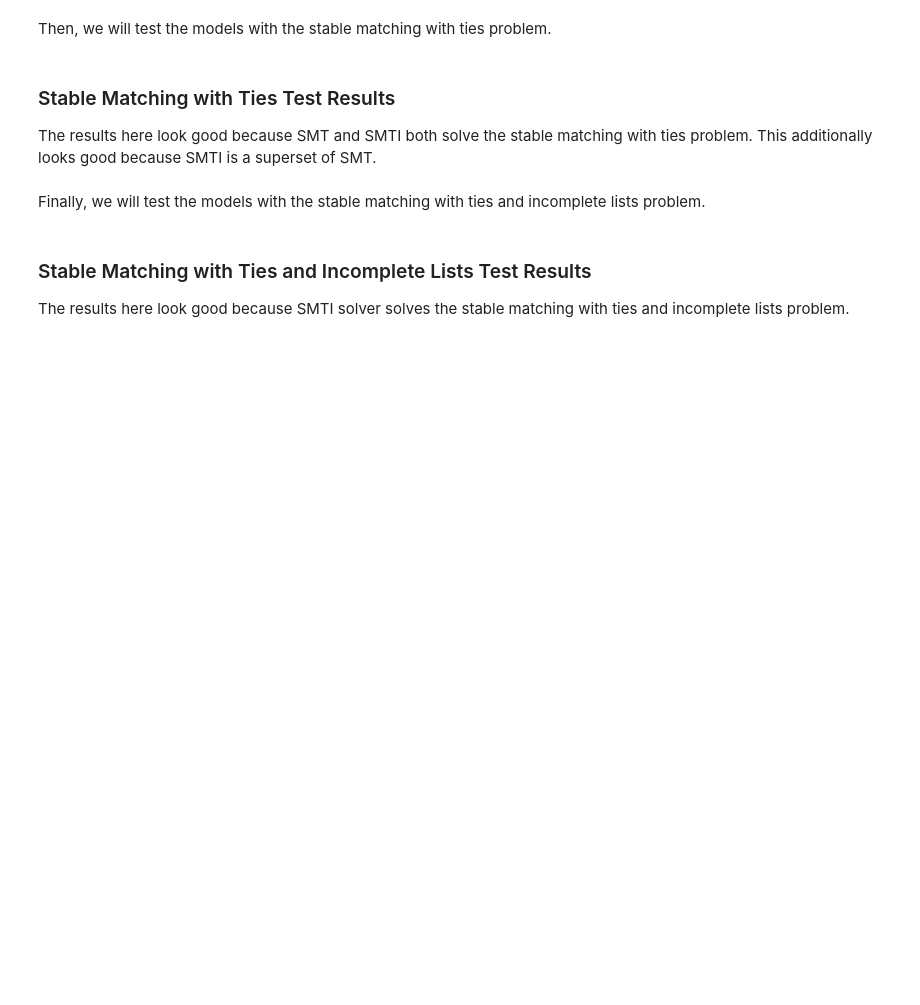
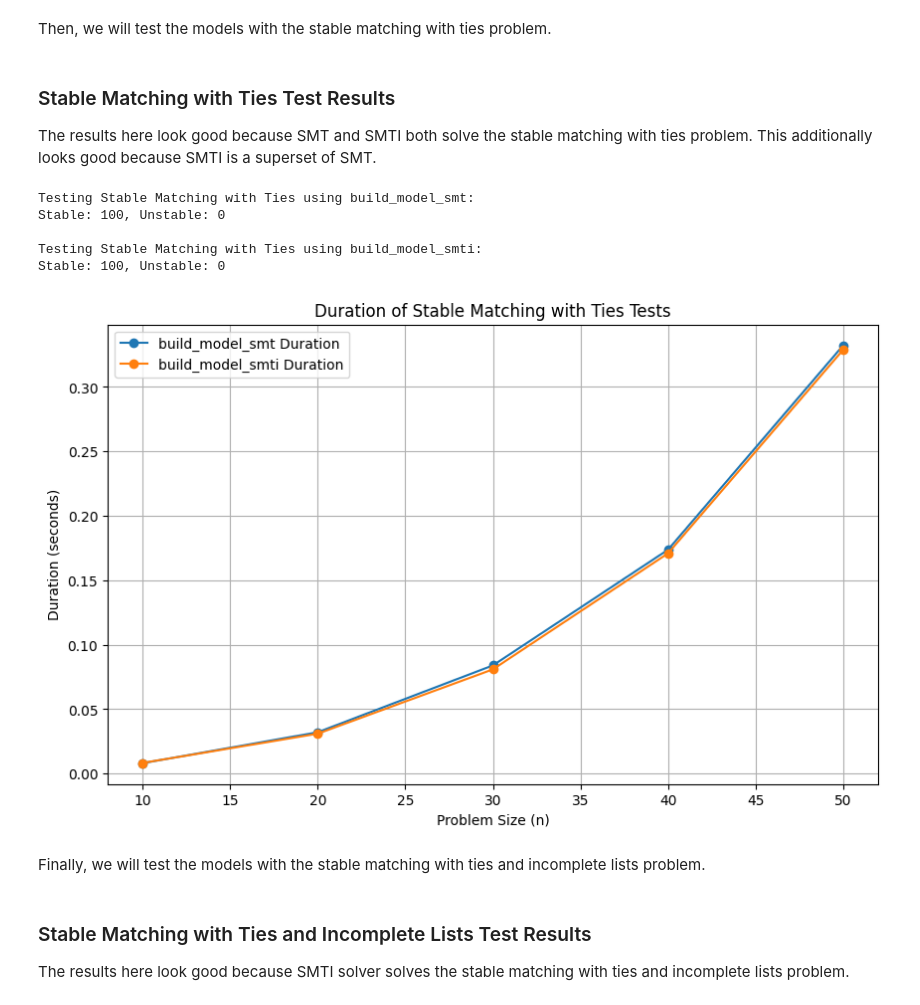
Before and after one commit to zoramardjoko/big-little-solver, a Jupyter notebook: tests.ipynb, the cells around one changed output. Saved outputs shown, nothing was run; the diff lists cells and outputs as text; code cells hidden in the pictures; blank space fills up the shorter version.

```diff
--- a/tests.ipynb
+++ b/tests.ipynb
@@ -8,22 +10,29 @@ import random
 # %% [markdown]
 This will be our general function for testing stability.
 # %%
+from collections import defaultdict
+
 def test_stability(generator_func, build_model=None, num_tests=100):
     stable_count = 0
     unstable_count = 0
+    duration_array = defaultdict(float)
 
-    for _ in range(num_tests):
+    for i in range(num_tests):
+
+        size = (i // 20 + 1) * 10
+
         if build_model:
-            bigs, littles, big_prefs, little_prefs, model_builder = generator_func(build_model)
+            bigs, littles, big_prefs, little_prefs, model_builder = generator_func(build_model, size)
         else:
             bigs, littles, big_prefs, little_prefs, model_builder = generator_func()
 
         try:
             matcher = BigLittleMatcher(bigs, littles, big_prefs, little_prefs)
             model_builder(matcher)
-            matches, _ = matcher.solve()
+            matches, _, duration = matcher.solve()
             instabilities = matcher.check_instabilities(matches)
 
+            duration_array[size] += duration
             if len(instabilities) == 0:
                 stable_count += 1
             else:
@@ -31,7 +40,7 @@ def test_stability(generator_func, build_model=None, num_tests=100):
         except Exception as e:
             unstable_count += 1
 
-    return stable_count, unstable_count
+    return stable_count, unstable_count, duration_array
 # %% [markdown]
 First, we will test all the models with the standard stable marriage problem.
 # %%
@@ -272,8 +307,7 @@ print(f"Stable: {sm_stable2}, Unstable: {sm_unstable2}")
 # %% [markdown]
 Then, we will test the models with the stable matching with ties problem.
 # %%
-def generate_smt_test(build_model_func="build_model_smt"):
-    size = random.randint(3, 6)
+def generate_smt_test(build_model_func="build_model_smt", size=10):
     bigs = {f"B{i}": {} for i in range(1, size+1)}
     littles = {f"L{i}": {} for i in range(1, size+1)}
 
@@ -323,12 +357,35 @@ The results here look good because SMT and SMTI both solve the stable matching w
 # %%
 
 print("\nTesting Stable Matching with Ties using build_model_smt:")
-smt_stable, smt_unstable = test_stability(generate_smt_test, "build_model_smt")
+smt_stable, smt_unstable, smt_duration_dict = test_stability(generate_smt_test, "build_model_smt")
+smt_duration_array = [(size, smt_duration_dict[size]/20) for size in smt_duration_dict]
 print(f"Stable: {smt_stable}, Unstable: {smt_unstable}")
 
 print("\nTesting Stable Matching with Ties using build_model_smti:")
-smt_stable2, smt_unstable2 = test_stability(generate_smt_test, "build_model_smti")
+smt_stable2, smt_unstable2, smt_duration_dict2 = test_stability(generate_smt_test, "build_model_smti")
+smt_duration_array2 = [(size, smt_duration_dict2[size]/20) for size in smt_duration_dict2]
 print(f"Stable: {smt_stable2}, Unstable: {smt_unstable2}")
+# %% [output]
+Testing Stable Matching with Ties using build_model_smt:
+Stable: 100, Unstable: 0
+
+Testing Stable Matching with Ties using build_model_smti:
+Stable: 100, Unstable: 0
+# %%
+smt_duration_df = pd.DataFrame(smt_duration_array, columns=['size', 'duration'])
+smt_duration_df2 = pd.DataFrame(smt_duration_array2, columns=['size', 'duration'])
+
+plt.figure(figsize=(10, 6))
+plt.plot(smt_duration_df['size'], smt_duration_df['duration'], 'o-', label='build_model_smt Duration')
+plt.plot(smt_duration_df2['size'], smt_duration_df2['duration'], 'o-', label='build_model_smti Duration')
+plt.xlabel('Problem Size (n)')
+plt.ylabel('Duration (seconds)')
+plt.title('Duration of Stable Matching with Ties Tests')
+plt.legend()
+plt.grid(True)
+plt.show()
+# %% [output]
+[figure, added]
 # %% [markdown]
 Finally, we will test the models with the stable matching with ties and incomplete lists problem.
 # %%
```
Also changed, not shown: parts of 8 cells of this notebook, 1 other file.
